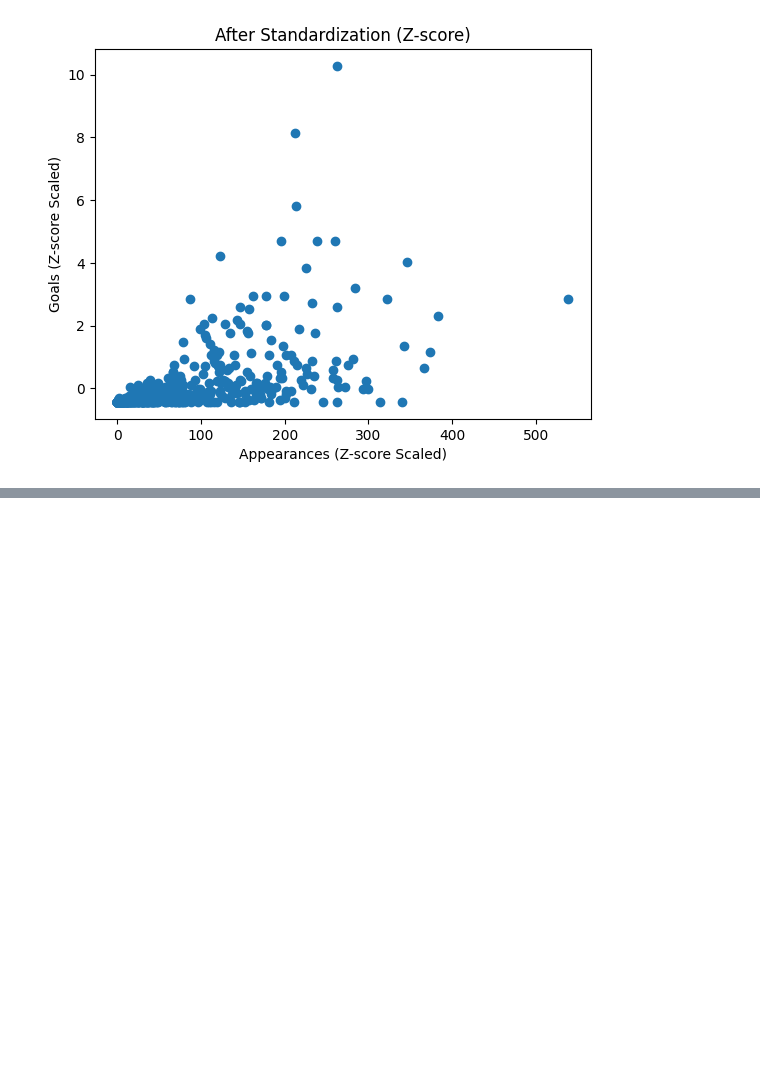
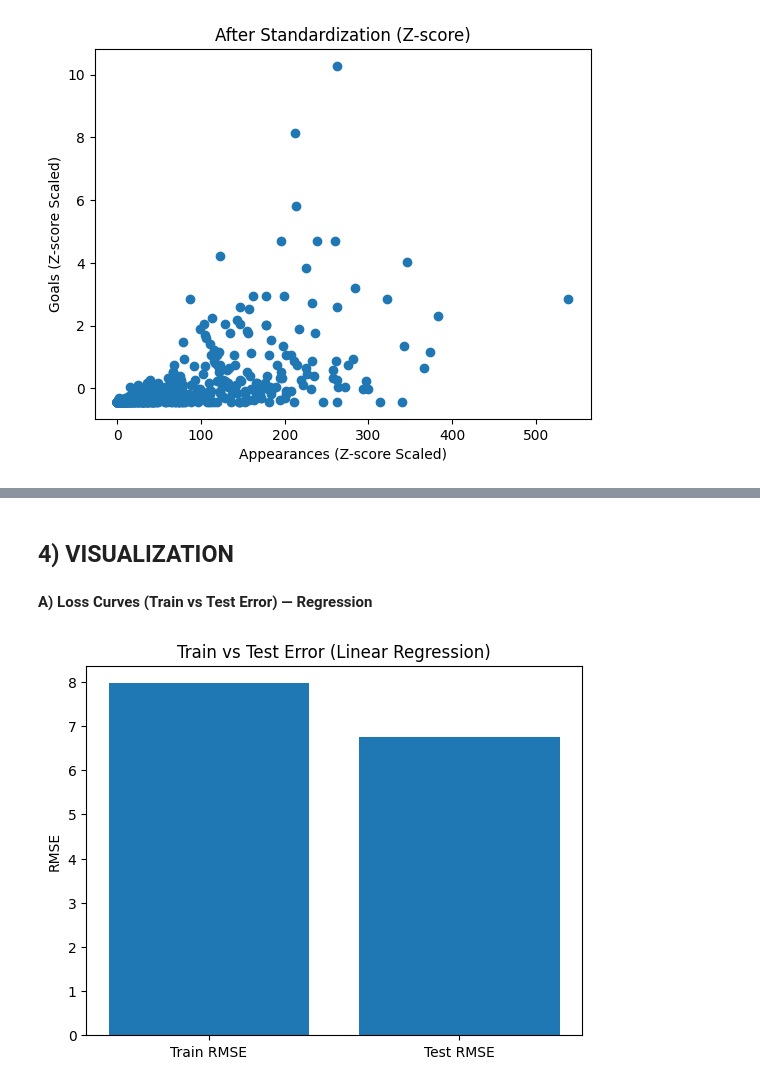
Before and after one commit to springboardmentor1979b-cmyk/ScoreSight---Predicting-EPL-Points-Tally-Top-Scorer, a Jupyter notebook: Vishal_EplScorePrediction.ipynb, the cells around one changed output, grey strips where cells are left out. Saved outputs shown, nothing was run; the diff lists cells and outputs as text; code cells hidden in the pictures; blank space fills up the shorter version.

```diff
--- a/Vishal_EplScorePrediction.ipynb
+++ b/Vishal_EplScorePrediction.ipynb
@@ -509,0 +547,9 @@ plt.show()
+# %%
+from sklearn.linear_model import LinearRegression
+
+# Train model
+lr_model = LinearRegression()
+lr_model.fit(X_train, y_train)
+
+# Predictions
+y_pred = lr_model.predict(X_test)
@@ -509,0 +691,23 @@ plt.show()
+# %% [markdown]
+## **4) VISUALIZATION**
+# %% [markdown]
+**A) Loss Curves (Train vs Test Error) — Regression**
+# %%
+from sklearn.metrics import mean_squared_error
+import numpy as np
+import matplotlib.pyplot as plt
+
+# Predictions on training data
+y_train_pred = lr_model.predict(X_train)
+
+# RMSE for train and test
+train_rmse = np.sqrt(mean_squared_error(y_train, y_train_pred))
+test_rmse = np.sqrt(mean_squared_error(y_test, y_pred))
+
+# Plot
+plt.bar(['Train RMSE', 'Test RMSE'], [train_rmse, test_rmse])
+plt.ylabel("RMSE")
+plt.title("Train vs Test Error (Linear Regression)")
+plt.show()
+# %% [output]
+[figure, added]
```
Also changed, not shown: parts of 35 cells of this notebook.
